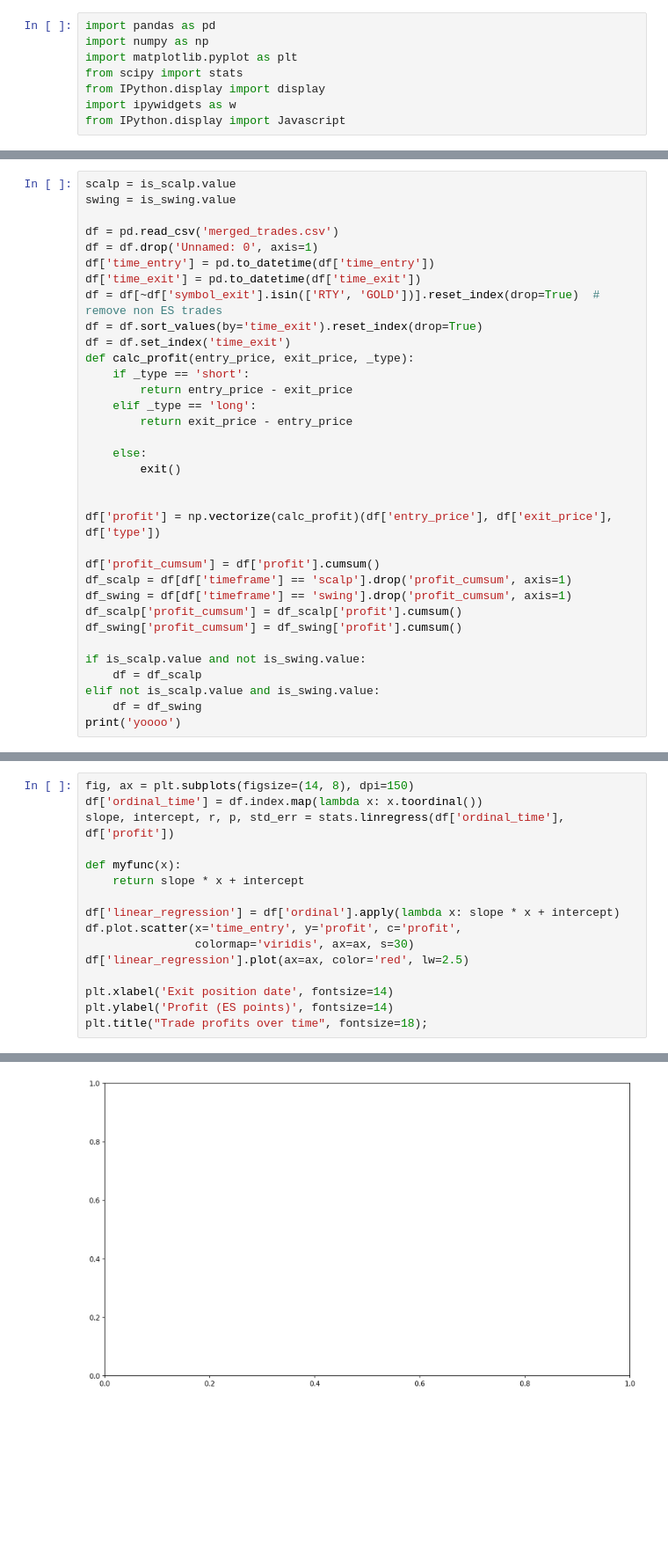
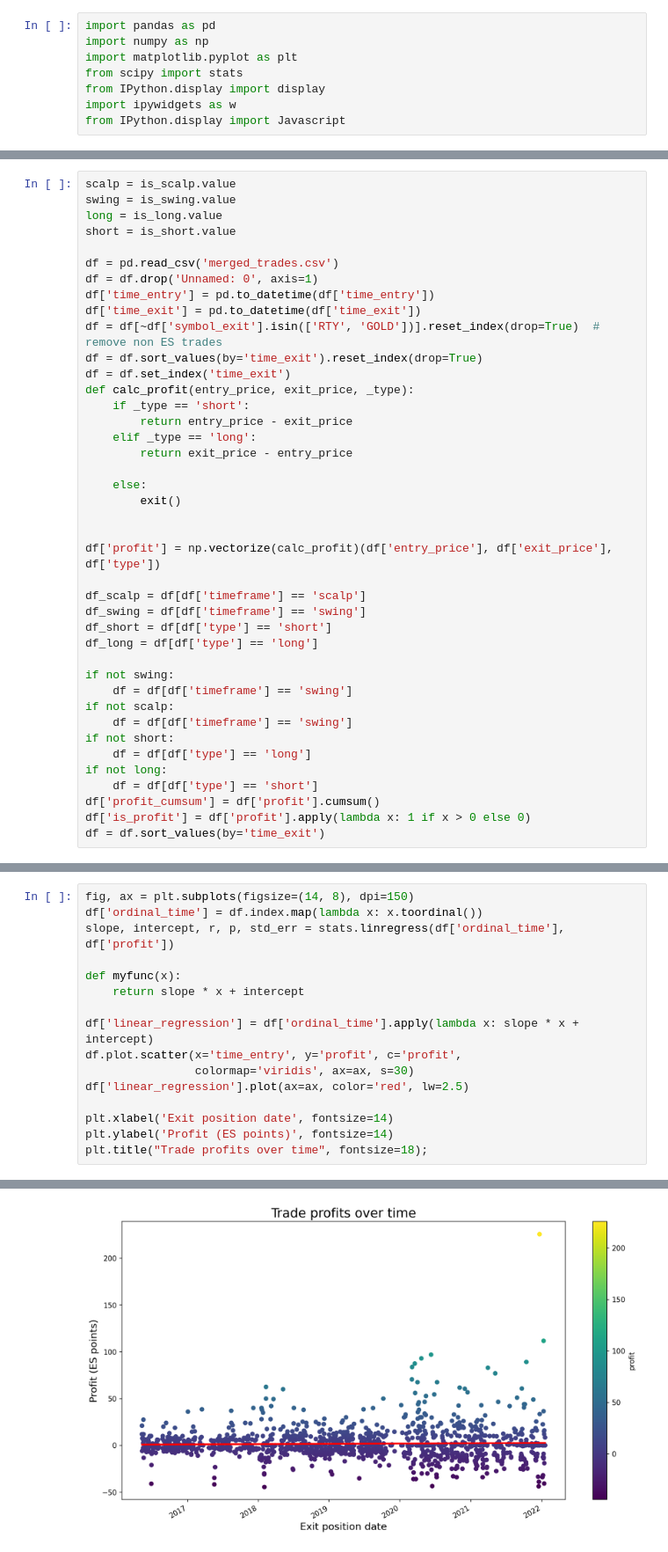
Before and after one commit to finance33/merged_trades_analysis, a Jupyter notebook: merged_trades.ipynb, the cells around one changed output, grey strips where cells are left out. Shown at 88% size. Drawn from its saved outputs; the diff is of its cells as text; blank space fills up the shorter version.

Commit message:
added time analysis, added comments

```diff
--- a/merged_trades.ipynb
+++ b/merged_trades.ipynb
@@ -41,6 +82,8 @@ calculate profit on each trade<br />
 # %%
 scalp = is_scalp.value
 swing = is_swing.value
+long = is_long.value
+short = is_short.value
 
 df = pd.read_csv('merged_trades.csv')
 df = df.drop('Unnamed: 0', axis=1)
@@ -61,14 +104,19 @@ def calc_profit(entry_price, exit_price, _type):
 
 df['profit'] = np.vectorize(calc_profit)(df['entry_price'], df['exit_price'], df['type'])
 
+df_scalp = df[df['timeframe'] == 'scalp']
+df_swing = df[df['timeframe'] == 'swing']
+df_short = df[df['type'] == 'short']
+df_long = df[df['type'] == 'long']
+
+if not swing:
+    df = df[df['timeframe'] == 'swing']
+if not scalp:
+    df = df[df['timeframe'] == 'swing']
+if not short:
+    df = df[df['type'] == 'long']
+if not long:
+    df = df[df['type'] == 'short']
 df['profit_cumsum'] = df['profit'].cumsum()
-df_scalp = df[df['timeframe'] == 'scalp'].drop('profit_cumsum', axis=1)
-df_swing = df[df['timeframe'] == 'swing'].drop('profit_cumsum', axis=1)
-df_scalp['profit_cumsum'] = df_scalp['profit'].cumsum()
-df_swing['profit_cumsum'] = df_swing['profit'].cumsum()
-
-if is_scalp.value and not is_swing.value:
-    df = df_scalp
-elif not is_scalp.value and is_swing.value:
-    df = df_swing
-print('yoooo')
+df['is_profit'] = df['profit'].apply(lambda x: 1 if x > 0 else 0)
+df = df.sort_values(by='time_exit')
@@ -174,7 +241,7 @@ slope, intercept, r, p, std_err = stats.linregress(df['ordinal_time'], df['profi
 def myfunc(x):
     return slope * x + intercept
 
-df['linear_regression'] = df['ordinal'].apply(lambda x: slope * x + intercept)
+df['linear_regression'] = df['ordinal_time'].apply(lambda x: slope * x + intercept)
 df.plot.scatter(x='time_entry', y='profit', c='profit',
                 colormap='viridis', ax=ax, s=30)
 df['linear_regression'].plot(ax=ax, color='red', lw=2.5)
@@ -187,2 +253,2 @@ KeyError: 'ordinal'
-[figure, old version]
+[figure, new version]
 # %% [markdown]
```
Also changed, not shown: parts of 33 cells of this notebook.
